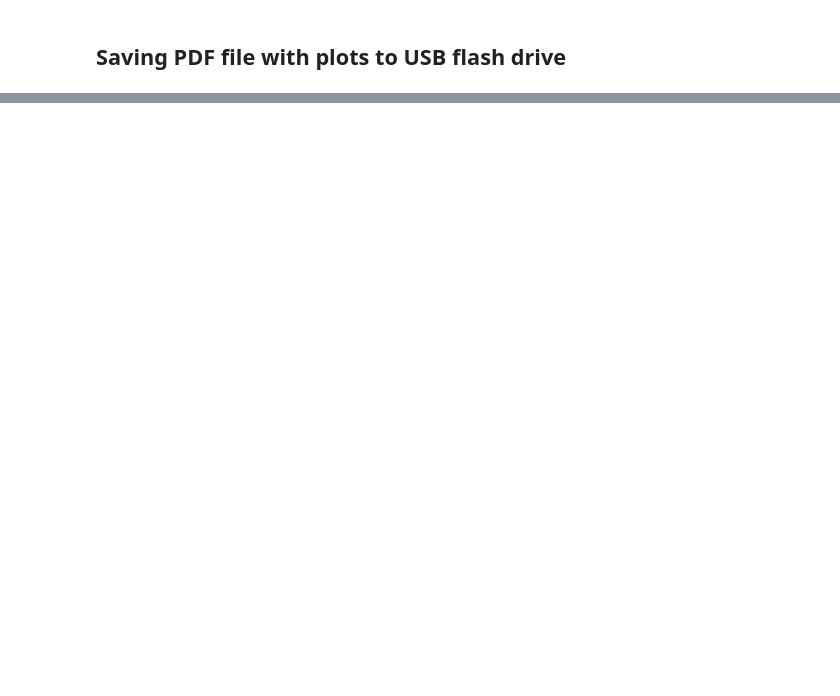
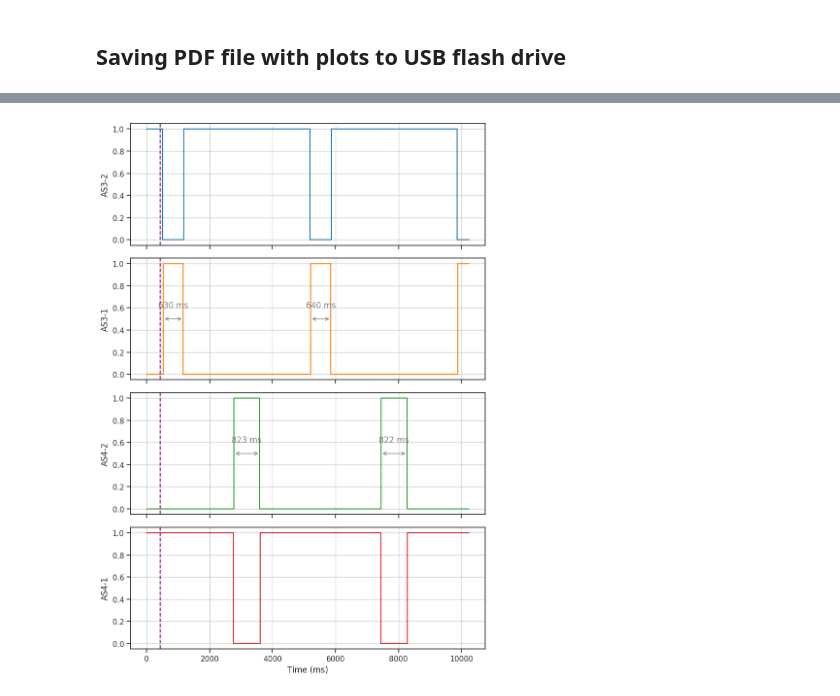
Before and after one commit to edyatl/analyzer-reporter, a Jupyter notebook: analyzer_report.ipynb, the cells around one changed output, grey strips where cells are left out. Saved outputs shown, nothing was run; the diff lists cells and outputs as text; code cells hidden in the pictures; blank space fills up the shorter version.

```diff
--- a/analyzer_report.ipynb
+++ b/analyzer_report.ipynb
@@ -321,0 +628,13 @@ sig_tpl
+# %%
+# Example usage
+usb_storage = StorageController()
+print("USB Plugged:", usb_storage.usb_plugged)
+print("Mount Point:", usb_storage.mount_point)
+print("Data Directory:", usb_storage.data_dir)
+print("PDF Files:", usb_storage.pdf_files)
+print("Last PDF Report:", usb_storage.last_pdf_report)
+print("Last PDF Report date:", usb_storage.last_pdf_report_date)
+print("Last PDF Report index:", usb_storage.last_pdf_report_idx)
+print("Current PDF Report:", usb_storage.current_pdf_report)
+print("Free Space:", usb_storage.free_space)
+print("Ready to Write:", usb_storage.ready_to_write)
@@ -321,0 +653,35 @@ sig_tpl
+# %%
+t = df.index
+# Set subplots size to a4_width_inches x a4_height_inches
+plt.rcParams["figure.figsize"] = (a4_width_inches, a4_height_inches)
+fig, axes = plt.subplots(4, 1, sharex="col")
+for i, col in enumerate(df.columns):
+    # print(i, col)
+    sig_pivots = signal_pulse_pivots(df[col])
+    axes[i].step(t, df[col], cfg.COLORS[i])
+    axes[i].set_ylabel(col)
+
+    if col == "AS3-1" or col == "AS4-2":
+        for j in range(2):
+            plot_width(*signal_pulse_width(sig_pivots, j), i)
+for ax in axes:
+    ax.grid(cfg.SHOW_GRID)  # Add grid to each subplot
+    ax.axvline(
+        423,
+        color="purple",
+        linestyle="--",
+        label="X1",
+    )
+
+
+plt.xlabel("Time (ms)")
+plt.tight_layout()  # Adjust subplot layout to prevent overlapping
+# Save the plot as a PDF file with A4 canvas size
+plt.savefig(
+    usb_storage.current_pdf_report,
+    format="pdf",
+    dpi=300,
+)
+plt.show()
+# %% [output]
+[figure, added]
```
Also changed, not shown: parts of 44 cells of this notebook, 4 other files.
